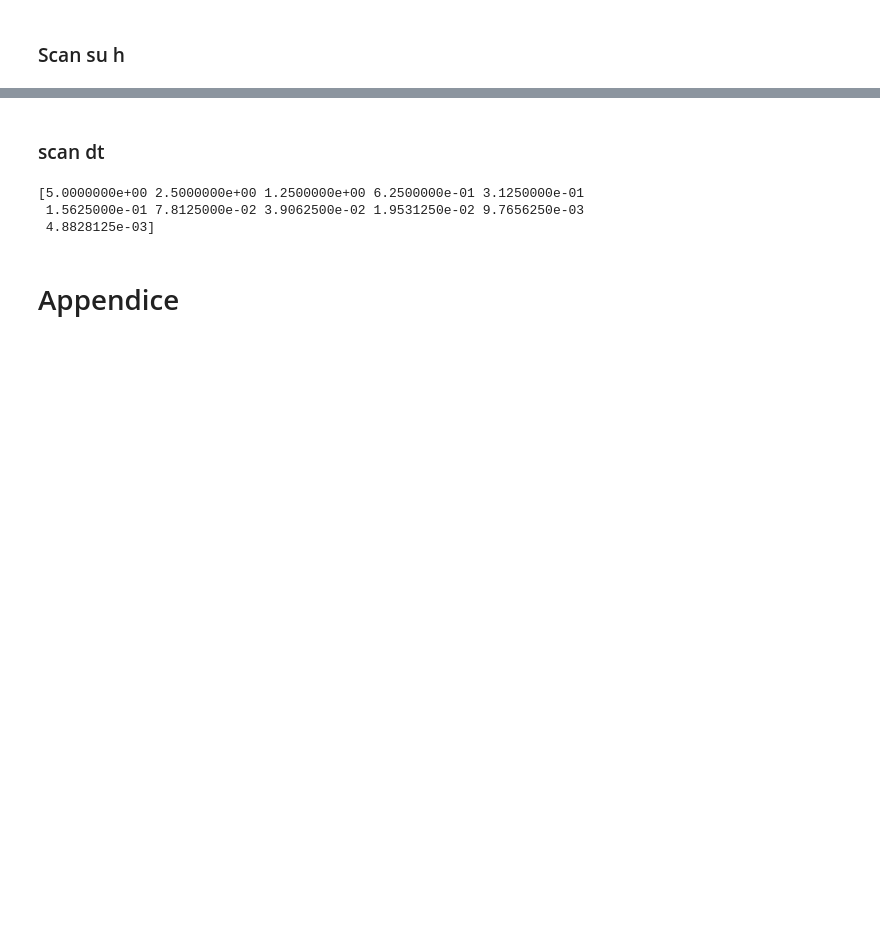
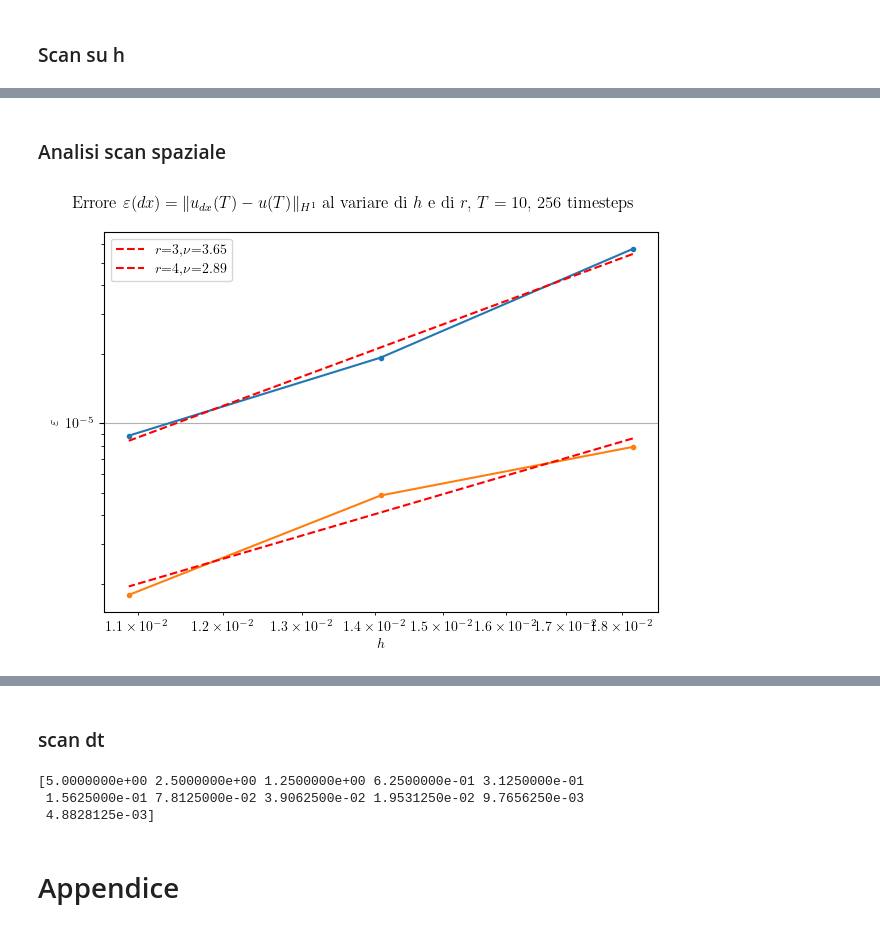
Before and after one commit to danivolo/astrodiscfe, a Jupyter notebook: main.ipynb, the cells around one changed output, grey strips where cells are left out. Cells and saved outputs as stored; diff of their text form; code cells hidden in the pictures; blank space fills up the shorter version.

```diff
--- a/main.ipynb
+++ b/main.ipynb
@@ -476,7 +476,10 @@ def discexact(r, t, u0, grigliaconv, alpha=0, gaussdeg=3,progress=True,A0=1):
     xq, wq = leggauss(gaussdeg)
     # mappatura nodi da [0,1] a ogni intervallo di grigliaconv
     y = np.zeros_like(r, dtype=float)
-    for e in range(grigliaconv.NumEl):
+    it = range(grigliaconv.NumEl)
+    if progress:
+        it = tqdm(it)
+    for e in it:
         a,b = grigliaconv.V[e],grigliaconv.V[e+1]
         h = b-a
         R0 = 0.5*(xq+1)*h+a
@@ -548,10 +493,0 @@ for Nconv in Nconvs:
-# %%
-fig, ax = plt.subplots()
-for res in out:
-    ax.plot(degs,res["errs"],label=f"{res["Nconv"]}")
-    ax.axhline(0)
-ax.set_yscale("log")
-ax.legend()
-# A = getA(fe,griglia,adisc,constantdiffusion=False)
-
-plt.show()
@@ -838,0 +853,64 @@ ndof=3
+# %% [markdown]
+### Analisi scan spaziale
+# %%
+figfolder = f"graphics/scan/dt11spaziale0"
+picklefile = f"{figfolder}/curve.pkl"
+
+with open(picklefile,"rb") as f:
+    readout = pickle.load(f)
+
+ndofs = [res["ndof"] for res in readout]
+alpha = readout[0]["alpha"]
+T = readout[0]["T"]
+hs = readout[0]["hs"]
+Ns = readout[0]["Ns"]
+
+include_err0 = 1
+include_err1 = 1
+
+errs_ndofs = []
+for i in range(len(readout)):
+    errs = []
+    us = readout[i]["us"]
+    Ys = readout[i]["Ys"]
+    dus = readout[i]["dus"]
+    dYs = readout[i]["dYs"]
+    for j in tqdm(range(len(us))):
+        u = us[j]
+        X = np.linspace(a,b,len(us))
+        Y = Ys[j]
+        du = dus[j]
+        dY = dYs[j]
+        err = np.sqrt(np.sum(include_err0*(u-Y)**2+include_err1*(du-dY)**2))
+        errs.append(err)
+    errs = np.array(errs)
+    readout[i]["errs"] = errs
+errfile = f"{figfolder}/err.pkl"
+
+with open(errfile,"wb") as f:
+    pickle.dump(readout,f)
+
+fig, ax = plt.subplots()
+
+for i in range(len(readout)):
+    errs = readout[i]["errs"]
+    hs = readout[i]["hs"][:len(errs)]
+    errs = errs*np.sqrt(hs)
+    mask = Ns >= 100
+    Xfit = np.log10(hs)[mask]
+    Yfit = np.log10(errs)[mask]
+    popt, _ = curve_fit(line,Xfit,Yfit)
+    ax.plot(10**Xfit,10**Yfit,'.-')
+    ax.plot(10**Xfit,10**line(Xfit,*popt),'--r',label=f"$r$={readout[i]["ndof"]},$\\nu$={popt[0]:0.2f}")
+ax.set_xscale("log")
+ax.set_yscale("log")
+ax.set_xlabel("$h$")
+ax.set_ylabel("$\\varepsilon$")
+ax.grid()
+fig.suptitle("Errore $\\varepsilon(dx) = \\|{u_{dx}(T)-u(T)}\\|_{H^1}$ al variare di $h$ e di $r$, $T=10$, 256 timesteps")
+ax.legend()
+plt.tight_layout()
+plt.show()
+fig.savefig("graphics/spaziale-bootstrap-dt9.png")
+# %% [output]
+[figure, added]
```
Also changed, not shown: parts of 9 cells of this notebook, 3 other files.
